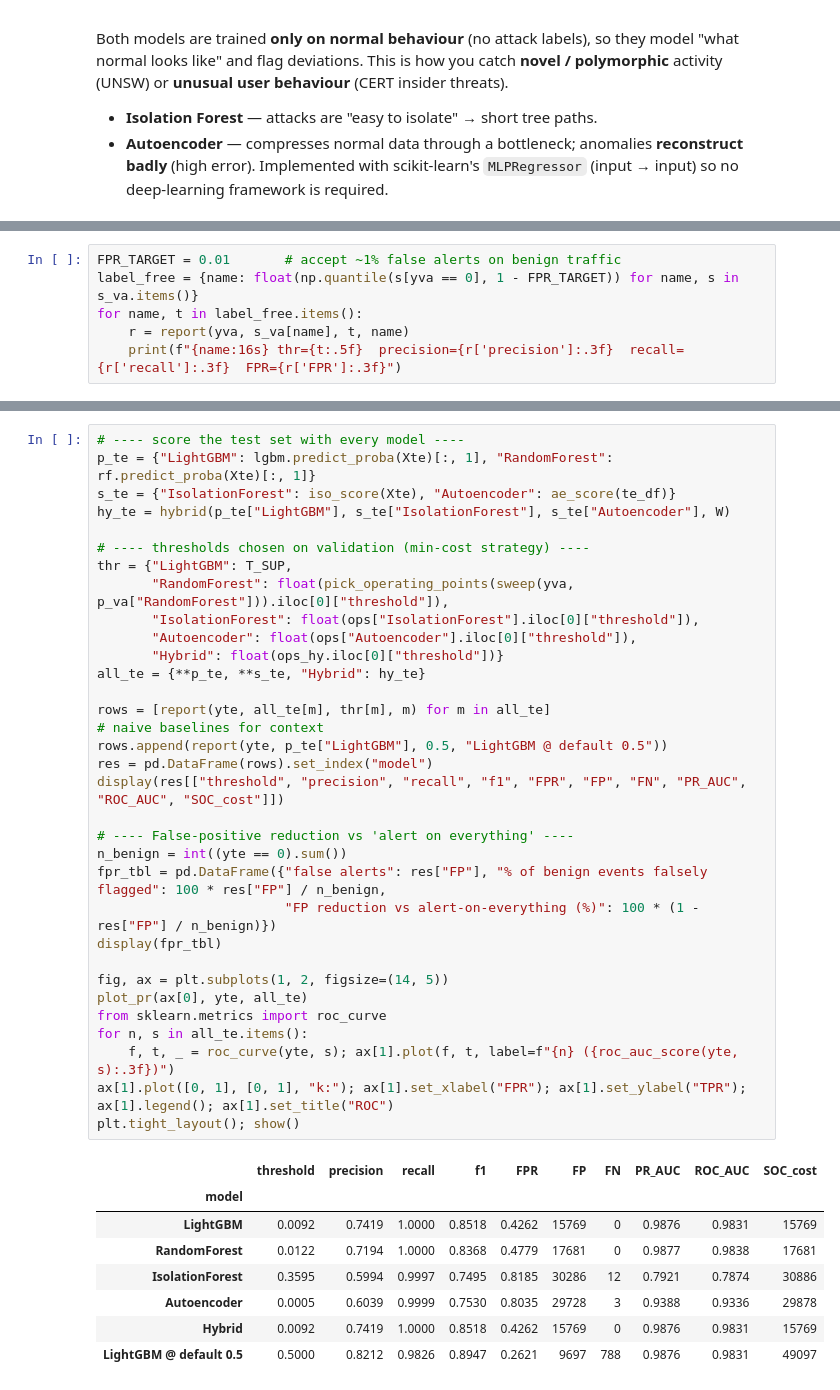
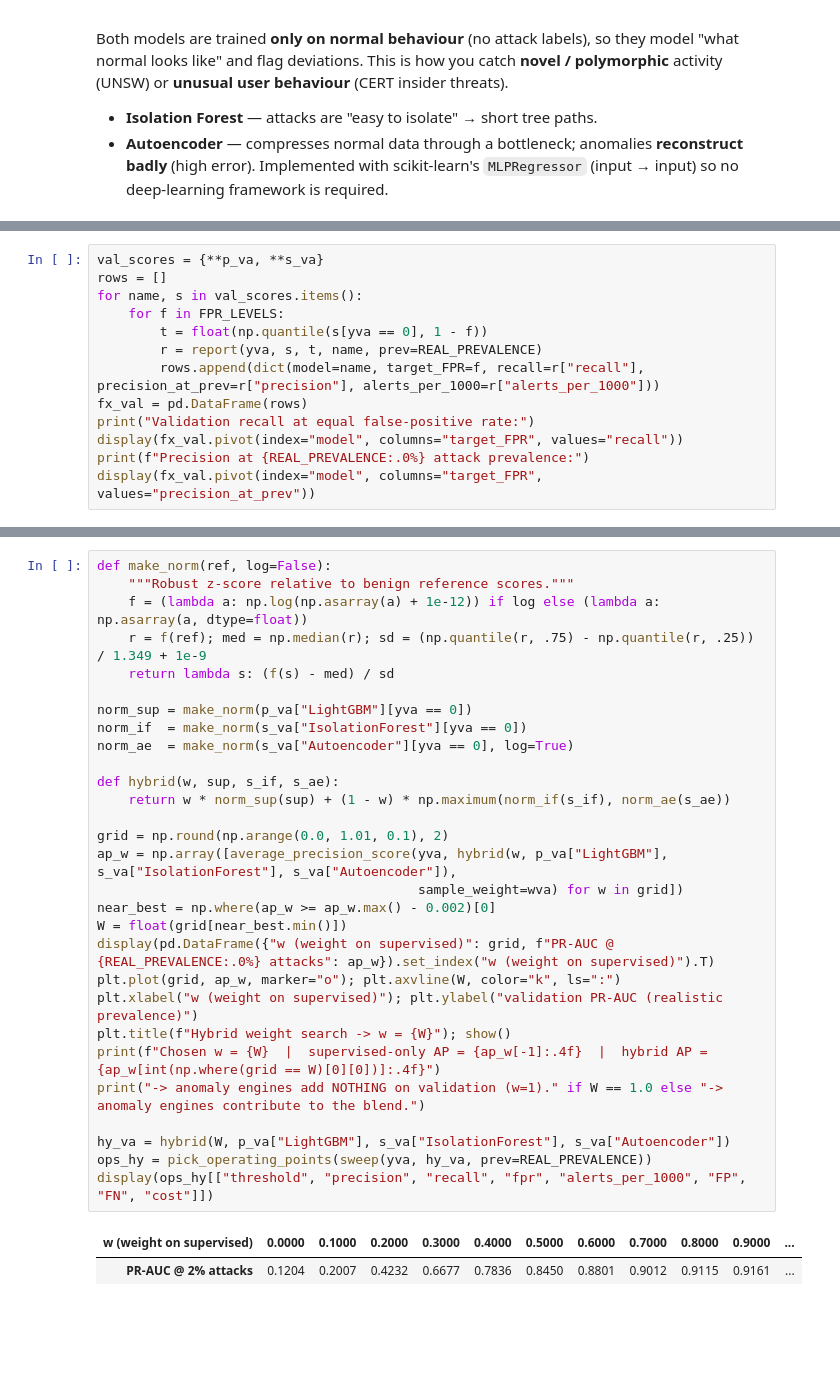
Before and after one commit to Bl4z3f12/Threat-Hunting-Behavioral-Analysis, a Jupyter notebook: SOC_Threat_Hunting_UNSW_CERT.ipynb, the cells around one changed output, grey strips where cells are left out. Drawn from its saved outputs; the diff is of its cells as text; blank space fills up the shorter version.

```diff
--- a/SOC_Threat_Hunting_UNSW_CERT.ipynb
+++ b/SOC_Threat_Hunting_UNSW_CERT.ipynb
@@ -510,7 +578,14 @@ In production you often have **no labels** to tune on. A defensible alternative
 # %%
-FPR_TARGET = 0.01       # accept ~1% false alerts on benign traffic
-label_free = {name: float(np.quantile(s[yva == 0], 1 - FPR_TARGET)) for name, s in s_va.items()}
-for name, t in label_free.items():
-    r = report(yva, s_va[name], t, name)
-    print(f"{name:16s} thr={t:.5f}  precision={r['precision']:.3f}  recall={r['recall']:.3f}  FPR={r['FPR']:.3f}")
+val_scores = {**p_va, **s_va}
+rows = []
+for name, s in val_scores.items():
+    for f in FPR_LEVELS:
+        t = float(np.quantile(s[yva == 0], 1 - f))
+        r = report(yva, s, t, name, prev=REAL_PREVALENCE)
+        rows.append(dict(model=name, target_FPR=f, recall=r["recall"], precision_at_prev=r["precision"], alerts_per_1000=r["alerts_per_1000"]))
+fx_val = pd.DataFrame(rows)
+print("Validation recall at equal false-positive rate:")
+display(fx_val.pivot(index="model", columns="target_FPR", values="recall"))
+print(f"Precision at {REAL_PREVALENCE:.0%} attack prevalence:")
+display(fx_val.pivot(index="model", columns="target_FPR", values="precision_at_prev"))
 # %% [output]
@@ -557,42 +653,32 @@ Thresholds below were all chosen on validation. Nothing is re-tuned on test.
 # %%
-# ---- score the test set with every model ----
-p_te = {"LightGBM": lgbm.predict_proba(Xte)[:, 1], "RandomForest": rf.predict_proba(Xte)[:, 1]}
-s_te = {"IsolationForest": iso_score(Xte), "Autoencoder": ae_score(te_df)}
-hy_te = hybrid(p_te["LightGBM"], s_te["IsolationForest"], s_te["Autoencoder"], W)
+def make_norm(ref, log=False):
+    """Robust z-score relative to benign reference scores."""
+    f = (lambda a: np.log(np.asarray(a) + 1e-12)) if log else (lambda a: np.asarray(a, dtype=float))
+    r = f(ref); med = np.median(r); sd = (np.quantile(r, .75) - np.quantile(r, .25)) / 1.349 + 1e-9
+    return lambda s: (f(s) - med) / sd
 
-# ---- thresholds chosen on validation (min-cost strategy) ----
-thr = {"LightGBM": T_SUP,
-       "RandomForest": float(pick_operating_points(sweep(yva, p_va["RandomForest"])).iloc[0]["threshold"]),
-       "IsolationForest": float(ops["IsolationForest"].iloc[0]["threshold"]),
-       "Autoencoder": float(ops["Autoencoder"].iloc[0]["threshold"]),
-       "Hybrid": float(ops_hy.iloc[0]["threshold"])}
-all_te = {**p_te, **s_te, "Hybrid": hy_te}
+norm_sup = make_norm(p_va["LightGBM"][yva == 0])
+norm_if  = make_norm(s_va["IsolationForest"][yva == 0])
+norm_ae  = make_norm(s_va["Autoencoder"][yva == 0], log=True)
 
-rows = [report(yte, all_te[m], thr[m], m) for m in all_te]
-# naive baselines for context
-rows.append(report(yte, p_te["LightGBM"], 0.5, "LightGBM @ default 0.5"))
-res = pd.DataFrame(rows).set_index("model")
-display(res[["threshold", "precision", "recall", "f1", "FPR", "FP", "FN", "PR_AUC", "ROC_AUC", "SOC_cost"]])
+def hybrid(w, sup, s_if, s_ae):
+    return w * norm_sup(sup) + (1 - w) * np.maximum(norm_if(s_if), norm_ae(s_ae))
 
-# ---- False-positive reduction vs 'alert on everything' ----
-n_benign = int((yte == 0).sum())
-fpr_tbl = pd.DataFrame({"false alerts": res["FP"], "% of benign events falsely flagged": 100 * res["FP"] / n_benign,
-                        "FP reduction vs alert-on-everything (%)": 100 * (1 - res["FP"] / n_benign)})
-display(fpr_tbl)
+grid = np.round(np.arange(0.0, 1.01, 0.1), 2)
+ap_w = np.array([average_precision_score(yva, hybrid(w, p_va["LightGBM"], s_va["IsolationForest"], s_va["Autoencoder"]),
+                                         sample_weight=wva) for w in grid])
+near_best = np.where(ap_w >= ap_w.max() - 0.002)[0]
+W = float(grid[near_best.min()])
+display(pd.DataFrame({"w (weight on supervised)": grid, f"PR-AUC @ {REAL_PREVALENCE:.0%} attacks": ap_w}).set_index("w (weight on supervised)").T)
+plt.plot(grid, ap_w, marker="o"); plt.axvline(W, color="k", ls=":")
+plt.xlabel("w (weight on supervised)"); plt.ylabel("validation PR-AUC (realistic prevalence)")
+plt.title(f"Hybrid weight search -> w = {W}"); show()
+print(f"Chosen w = {W}  |  supervised-only AP = {ap_w[-1]:.4f}  |  hybrid AP = {ap_w[int(np.where(grid == W)[0][0])]:.4f}")
+print("-> anomaly engines add NOTHING on validation (w=1)." if W == 1.0 else "-> anomaly engines contribute to the blend.")
 
-fig, ax = plt.subplots(1, 2, figsize=(14, 5))
-plot_pr(ax[0], yte, all_te)
-from sklearn.metrics import roc_curve
-for n, s in all_te.items():
-    f, t, _ = roc_curve(yte, s); ax[1].plot(f, t, label=f"{n} ({roc_auc_score(yte, s):.3f})")
-ax[1].plot([0, 1], [0, 1], "k:"); ax[1].set_xlabel("FPR"); ax[1].set_ylabel("TPR"); ax[1].legend(); ax[1].set_title("ROC")
-plt.tight_layout(); show()
+hy_va = hybrid(W, p_va["LightGBM"], s_va["IsolationForest"], s_va["Autoencoder"])
+ops_hy = pick_operating_points(sweep(yva, hy_va, prev=REAL_PREVALENCE))
+display(ops_hy[["threshold", "precision", "recall", "fpr", "alerts_per_1000", "FP", "FN", "cost"]])
 # %% [output]
-|  | threshold | precision | recall | f1 | FPR | FP | FN | PR_AUC | ROC_AUC | SOC_cost |
-| model |  |  |  |  |  |  |  |  |  |  |
-| LightGBM | 0.0092 | 0.7419 | 1.0000 | 0.8518 | 0.4262 | 15769 | 0 | 0.9876 | 0.9831 | 15769 |
-| RandomForest | 0.0122 | 0.7194 | 1.0000 | 0.8368 | 0.4779 | 17681 | 0 | 0.9877 | 0.9838 | 17681 |
-| IsolationForest | 0.3595 | 0.5994 | 0.9997 | 0.7495 | 0.8185 | 30286 | 12 | 0.7921 | 0.7874 | 30886 |
-| Autoencoder | 0.0005 | 0.6039 | 0.9999 | 0.7530 | 0.8035 | 29728 | 3 | 0.9388 | 0.9336 | 29878 |
-| Hybrid | 0.0092 | 0.7419 | 1.0000 | 0.8518 | 0.4262 | 15769 | 0 | 0.9876 | 0.9831 | 15769 |
-| LightGBM @ default 0.5 | 0.5000 | 0.8212 | 0.9826 | 0.8947 | 0.2621 | 9697 | 788 | 0.9876 | 0.9831 | 49097 |
+| w (weight on supervised) | 0.0000 | 0.1000 | 0.2000 | 0.3000 | 0.4000 | 0.5000 | 0.6000 | 0.7000 | 0.8000 | 0.9000 | ... |
+| PR-AUC @ 2% attacks | 0.1204 | 0.2007 | 0.4232 | 0.6677 | 0.7836 | 0.8450 | 0.8801 | 0.9012 | 0.9115 | 0.9161 | ... |
```
Also changed, not shown: parts of 34 cells of this notebook.
